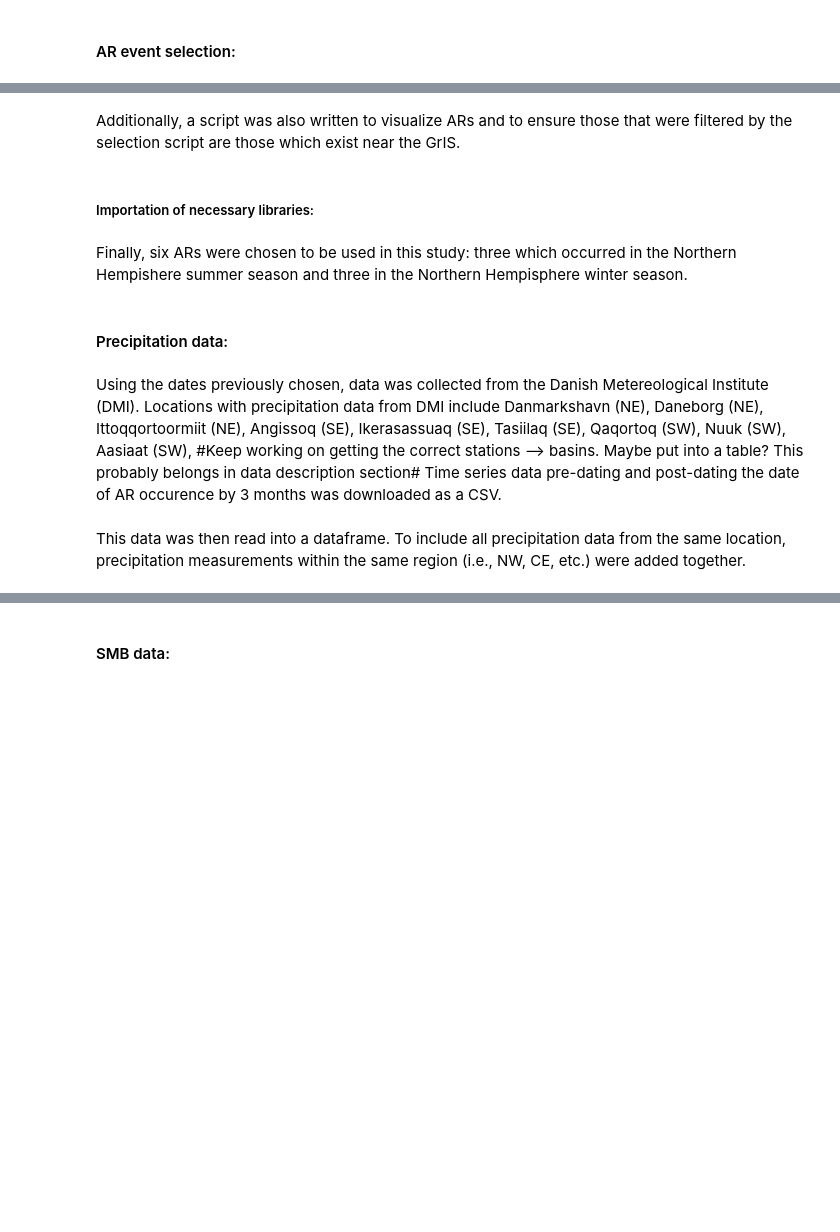
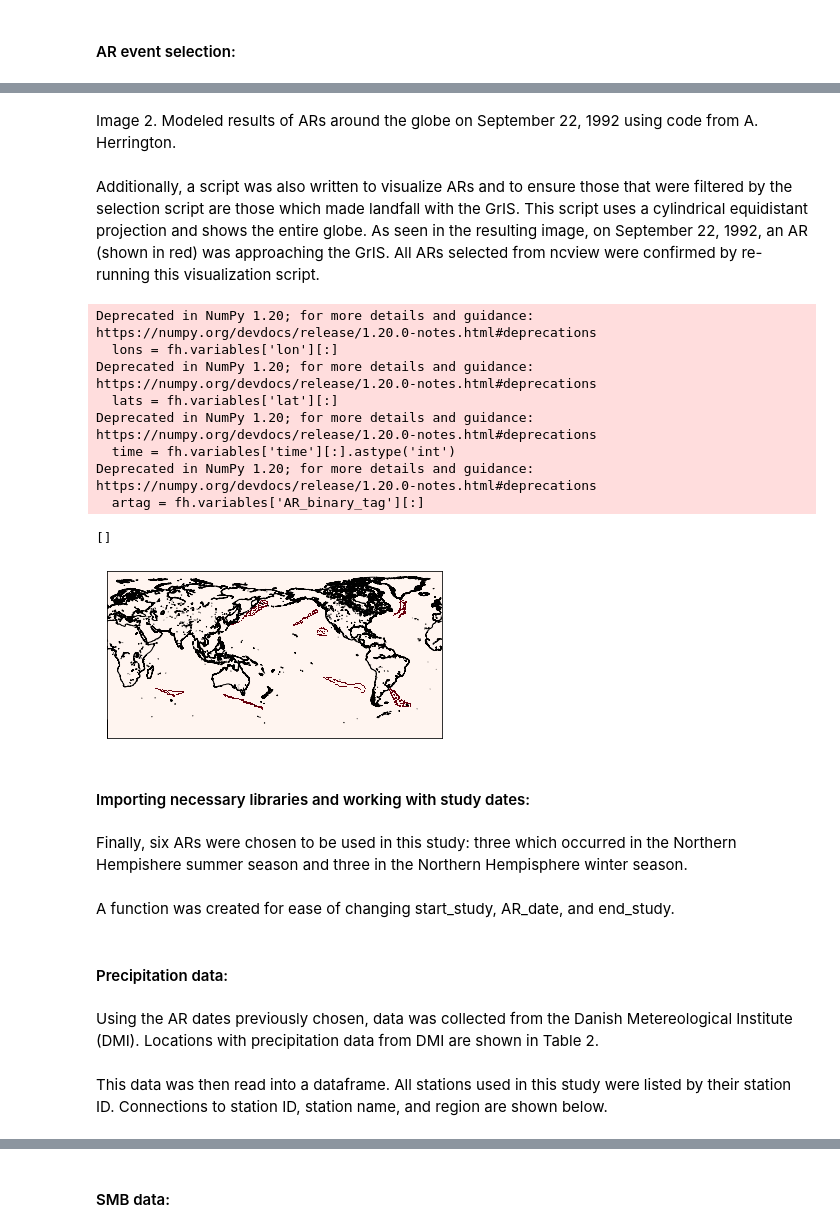
Before and after one commit to annelise-waling/SMB-ARs, a Jupyter notebook: SMB_AR.ipynb, the cells around one changed output, grey strips where cells are left out. Saved outputs shown, nothing was run; the diff lists cells and outputs as text; code cells hidden in the pictures; blank space fills up the shorter version.

```diff
--- a/SMB_AR.ipynb
+++ b/SMB_AR.ipynb
@@ -56,2 +137,4 @@ ARs modeled by Adam Herrington were used in AR event selection. The modeled ARs
+# %% [markdown]
+Image 2. Modeled results of ARs around the globe on September 22, 1992 using code from A. Herrington.
 # %% [markdown]
-Additionally, a script was also written to visualize ARs and to ensure those that were filtered by the selection script are those which exist near the GrIS.
+Additionally, a script was also written to visualize ARs and to ensure those that were filtered by the selection script are those which made landfall with the GrIS. This script uses a cylindrical equidistant projection and shows the entire globe. As seen in the resulting image, on September 22, 1992, an AR (shown in red) was approaching the GrIS. All ARs selected from ncview were confirmed by re-running this visualization script.
@@ -58,60 +149,57 @@ Additionally, a script was also written to visualize ARs and to ensure those tha
 # %%
-# Visualization script
-from netCDF4 import Dataset
-import numpy as np
-import matplotlib.pyplot as plt
-from mpl_toolkits.basemap import Basemap
-import os
-#%% File load in and variable creation
+# File load in and variable creation
 
 # Enter path to desired file
-path = '/Users/alpac/Documents/TempestExtremes/AR_GrIS/'
-nc_file1 = 'cam6_2_022.se_FHIST_ne30pg3_ne30pg3_mg17_1800pes_200507_mg3-Nx5yrs.cam.h3.1991-08-29-00000.ARtag_remapped.nc'
-nc_file2 = 'cam6_2_022.se_FHIST_ne30pg3_ne30pg3_mg17_1800pes_200507_mg3-Nx5yrs.cam.h3.1992-08-24-00000.ARtag_remapped.nc'
-nc_file3 = 'cam6_2_022.se_FHIST_ne30pg3_ne30pg3_mg17_1800pes_200507_mg3-Nx5yrs.cam.h3.1993-08-19-00000.ARtag_remapped.nc'
-nc_file1 = 'cam6_2_022.se_FHIST_ne30pg3_ne30pg3_mg17_1800pes_200507_mg3-Nx5yrs.cam.h3.1995-08-09-00000.ARtag_remapped.nc'
-nc_file2 = 'cam6_2_022.se_FHIST_ne30pg3_ne30pg3_mg17_1800pes_200507_mg3-Nx5yrs.cam.h3.1998-08-24-00000.ARtag_remapped.nc'
-
+path = 'cam6_2_022.se_FHIST_ne30pg3_ne30pg3_mg17_1800pes_200507_mg3-Nx5yrs.cam.h3.1992-08-24-00000.ARtag_remapped.nc'
 # Create a netcdf4 variable from this file
 # Change nc_file# to view different viles
-fh = Dataset(path+nc_file1,mode='r')
+fh = Dataset(path,mode='r')
 
 #%%
 # Create viarbles within python which are extracted from netcdf4 file
 lons = fh.variables['lon'][:]
 lats = fh.variables['lat'][:]
 time = fh.variables['time'][:].astype('int')
 artag = fh.variables['AR_binary_tag'][:]
 
 #%% Plotting
 
 i = 0
 
 # Specify grid parameters
-
 mp = Basemap(projection = 'cyl',
              llcrnrlon = -0,
              llcrnrlat = -90,
              urcrnrlon = 360,
              urcrnrlat = 90,
              resolution = 'i')
 
 # Create grid based off of lat/long variables from matrices
 lon, lat = np.meshgrid(lons,lats)
 
 # Create x,y variables based on mat
 x,y = mp(lon,lat)
 
-cs = mp.pcolor(x,y,np.squeeze(artag[3]), cmap = 'Reds')
+cs = mp.pcolor(x,y,np.squeeze(artag[117]), cmap = 'Reds')
 
 # Add Coastlines, States, and Country Boundaries
 mp.drawcoastlines()
-#mp.drawstates()
-#mp.drawcountries()
+
 
 plt.plot()
+# %% [output]
+Deprecated in NumPy 1.20; for more details and guidance: https://numpy.org/devdocs/release/1.20.0-notes.html#deprecations
+  lons = fh.variables['lon'][:]
+Deprecated in NumPy 1.20; for more details and guidance: https://numpy.org/devdocs/release/1.20.0-notes.html#deprecations
+  lats = fh.variables['lat'][:]
+Deprecated in NumPy 1.20; for more details and guidance: https://numpy.org/devdocs/release/1.20.0-notes.html#deprecations
+  time = fh.variables['time'][:].astype('int')
+Deprecated in NumPy 1.20; for more details and guidance: https://numpy.org/devdocs/release/1.20.0-notes.html#deprecations
+  artag = fh.variables['AR_binary_tag'][:]
+[]
+[figure, added]
 # %% [markdown]
-##### Importation of necessary libraries:
+#### Importing necessary libraries and working with study dates:
 # %%
 import pandas as pd
 import xarray as xr
@@ -130,3 +219,5 @@ study_interval = timedelta(days=30)
 start_study = pd.to_datetime(AR_dates[0])-study_interval
 AR_date = pd.to_datetime(AR_dates[0])
 end_study = pd.to_datetime(AR_dates[0])+study_interval
+# %% [markdown]
+A function was created for ease of changing start_study, AR_date, and end_study.
@@ -133,5 +234,4 @@ end_study = pd.to_datetime(AR_dates[0])+study_interval
 # %% [markdown]
 #### Precipitation data:
 # %% [markdown]
-Using the dates previously chosen, data was collected from the Danish Metereological Institute (DMI). Locations with precipitation data from DMI include Danmarkshavn (NE), Daneborg (NE), Ittoqqortoormiit (NE), Angissoq (SE),
-Ikerasassuaq (SE), Tasiilaq (SE), Qaqortoq (SW), Nuuk (SW), Aasiaat (SW), #Keep working on getting the correct stations --> basins. Maybe put into a table? This probably belongs in data description section#  Time series data pre-dating and post-dating the date of AR occurence by 3 months was downloaded as a CSV.
+Using the AR dates previously chosen, data was collected from the Danish Metereological Institute (DMI). Locations with precipitation data from DMI are shown in Table 2.
@@ -140,2 +238,2 @@ Ikerasassuaq (SE), Tasiilaq (SE), Qaqortoq (SW), Nuuk (SW), Aasiaat (SW), #Keep
 # %% [markdown]
-This data was then read into a dataframe. To include all precipitation data from the same location, precipitation measurements within the same region (i.e., NW, CE, etc.) were added together.
+This data was then read into a dataframe. All stations used in this study were listed by their station ID. Connections to station ID, station name, and region are shown below.
```
Also changed, not shown: parts of 69 cells of this notebook.
